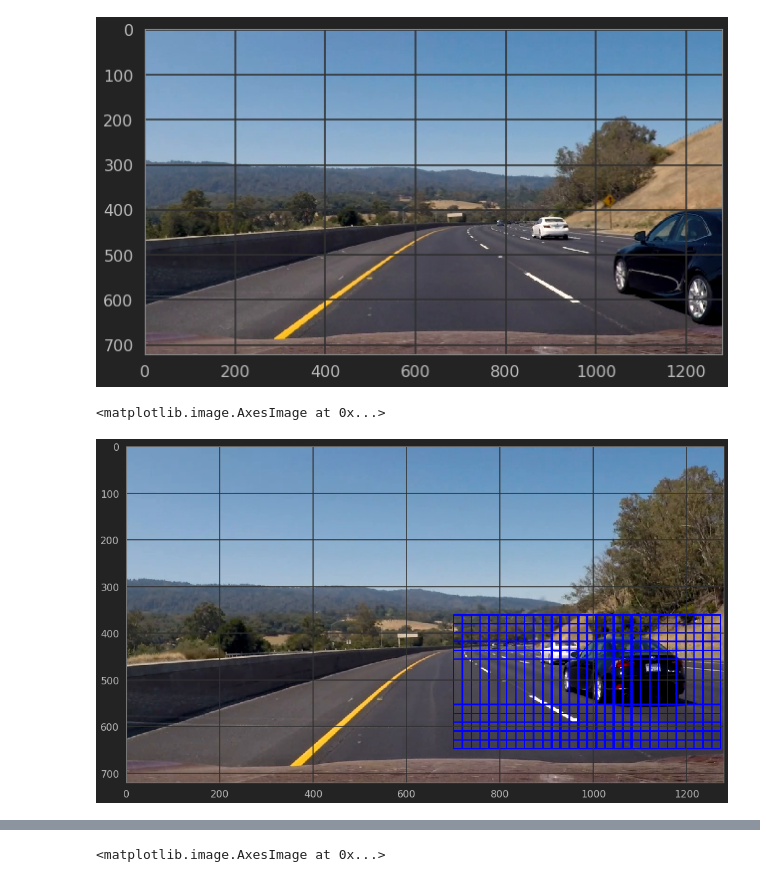
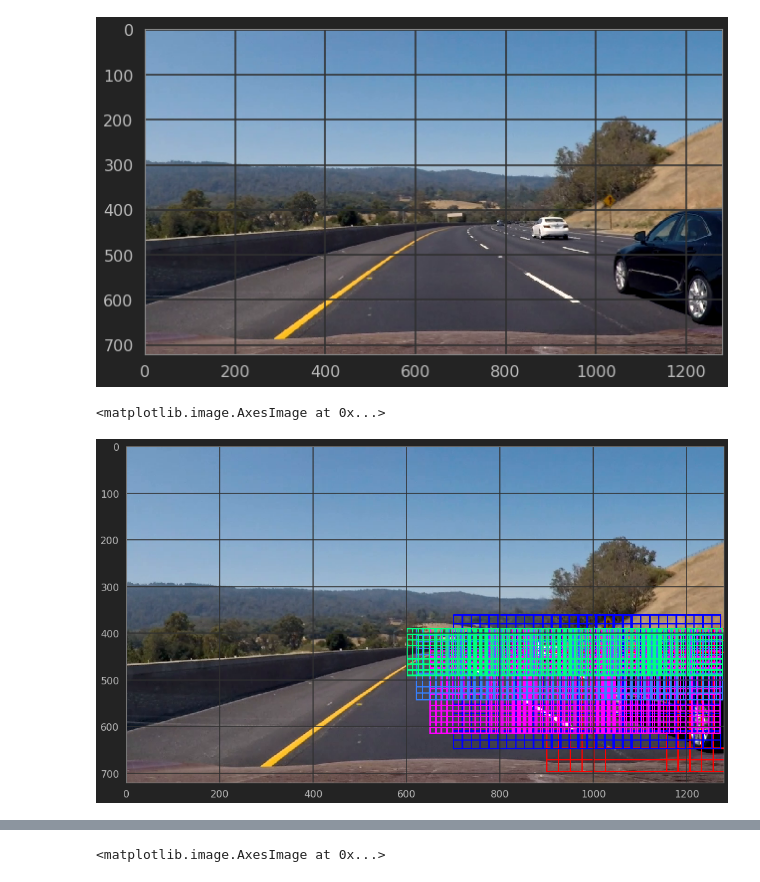
Before and after one commit to DrClick/SDC, a Jupyter notebook: sdc/project_5/scratch.ipynb, the cells around one changed output, grey strips where cells are left out. Drawn from its saved outputs; the diff is of its cells as text; code cells hidden in the pictures.

Commit message:
add output images

```diff
--- a/sdc/project_5/scratch.ipynb
+++ b/sdc/project_5/scratch.ipynb
@@ -328,14 +328,14 @@ def windows_large(image, overlap=(.9,.9)):
 
 def windows_medium(image, overlap=(.9,.9)):
     return slide_window(image,
-                        x_start_stop=[600,None],
+                        x_start_stop=[650,None],
                         y_start_stop=[390,620],
                         xy_window=(128, 128),
                         xy_overlap=overlap)
 
 def windows_small(image, overlap=(.85,.85)):
     return slide_window(image,
-                        x_start_stop=[600,None],
+                        x_start_stop=[620,None],
                         y_start_stop=[390,550],
                         xy_window=(96, 96),
                         xy_overlap=overlap)
@@ -408,17 +408,18 @@ def draw_boxes(img, bboxes, color=(255, 0, 255), thick=2):
     return imcopy
 # %%
 def draw_windows(image):
-    boxed = draw_boxes(image, windows_large(image, (.9,.9)), color=(0,0,256))
-#     boxed = draw_boxes(boxed, windows_medium(image, (.9,.9)), color=(255,0,256))
-#     boxed = draw_boxes(boxed, windows_small(image, (.85,.85)), color=(54,128,256))
-#     boxed = draw_boxes(boxed , windows_xsmall(image, (.8,.8)), color=(0,256,128))
+    boxed = draw_boxes(image, windows_xlarge(image, (.9,.9)), color=(256,0,0))
+    boxed = draw_boxes(boxed, windows_large(image, (.9,.9)), color=(0,0,256))
+    boxed = draw_boxes(boxed, windows_medium(image, (.9,.9)), color=(255,0,256))
+    boxed = draw_boxes(boxed, windows_small(image, (.85,.85)), color=(54,128,256))
+    boxed = draw_boxes(boxed , windows_xsmall(image, (.8,.8)), color=(0,256,128))
 
     return boxed
 plt.figure(figsize=(20,10))
 plt.imshow(draw_windows(image))
 # %% [output]
 <matplotlib.image.AxesImage at 0x...>
-[figure, old version]
+[figure, new version]
 # %%
 image = imread('../project_5/data/frames/frame_760.png')
 detected_cars = detect_cars(image)
```
Also changed, not shown: parts of 1 cell of this notebook, 2 other files.
